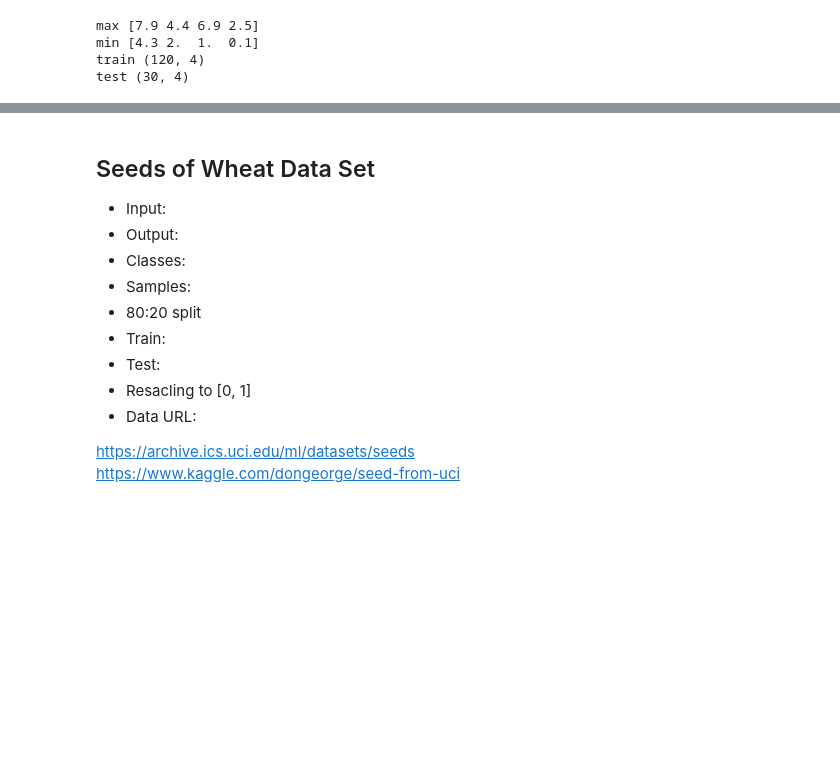
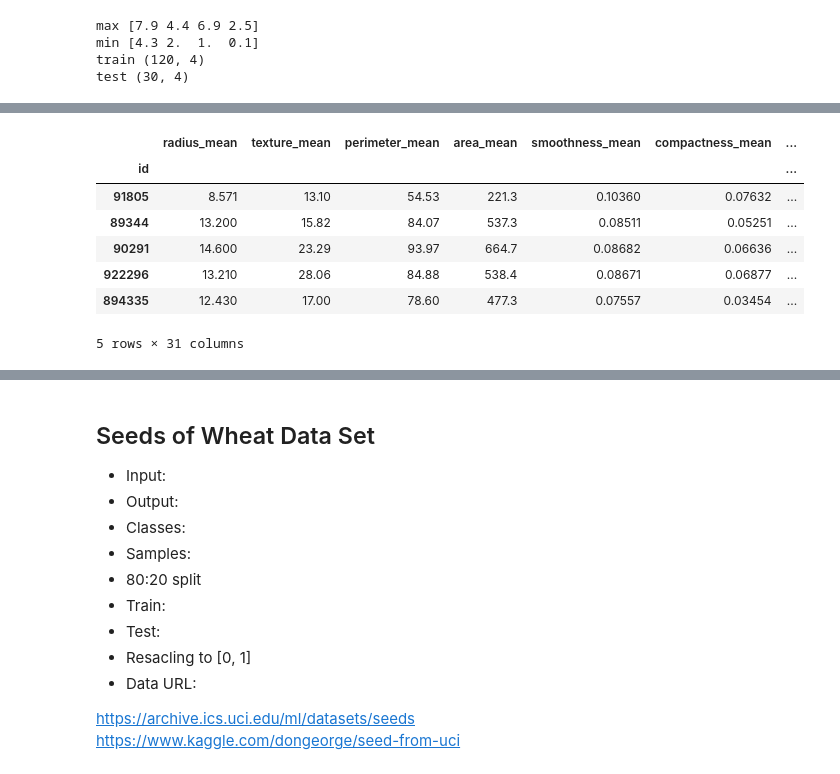
Before and after one commit to changx03/torch_tutorial, a Jupyter notebook: dataset_numeral.ipynb, the cells around one changed output, grey strips where cells are left out. Cells and saved outputs as stored; diff of their text form; code cells hidden in the pictures; blank space fills up the shorter version.

```diff
--- a/dataset_numeral.ipynb
+++ b/dataset_numeral.ipynb
@@ -300,0 +332,20 @@ dataloader_bc_test = None
+# %%
+# shuffle indices
+indices = bc_frame.index.values
+
+# reset seed
+np.random.seed(seed)
+shuffle_idx = np.random.permutation(len(indices))
+shuffle_idx = indices[shuffle_idx]
+assert len(shuffle_idx) == bc_frame.shape[0], f'{len(shuffle_idx)}'
+bc_frame = bc_frame.loc[shuffle_idx]
+bc_frame.head()
+# %% [output]
+|  | radius_mean | texture_mean | perimeter_mean | area_mean | smoothness_mean | compactness_mean | ... |
+| id |  |  |  |  |  |  | ... |
+| 91805 | 8.571 | 13.10 | 54.53 | 221.3 | 0.10360 | 0.07632 | ... |
+| 89344 | 13.200 | 15.82 | 84.07 | 537.3 | 0.08511 | 0.05251 | ... |
+| 90291 | 14.600 | 23.29 | 93.97 | 664.7 | 0.08682 | 0.06636 | ... |
+| 922296 | 13.210 | 28.06 | 84.88 | 538.4 | 0.08671 | 0.06877 | ... |
+| 894335 | 12.430 | 17.00 | 78.60 | 477.3 | 0.07557 | 0.03454 | ... |
+5 rows × 31 columns
```
Also changed, not shown: parts of 9 cells of this notebook.
